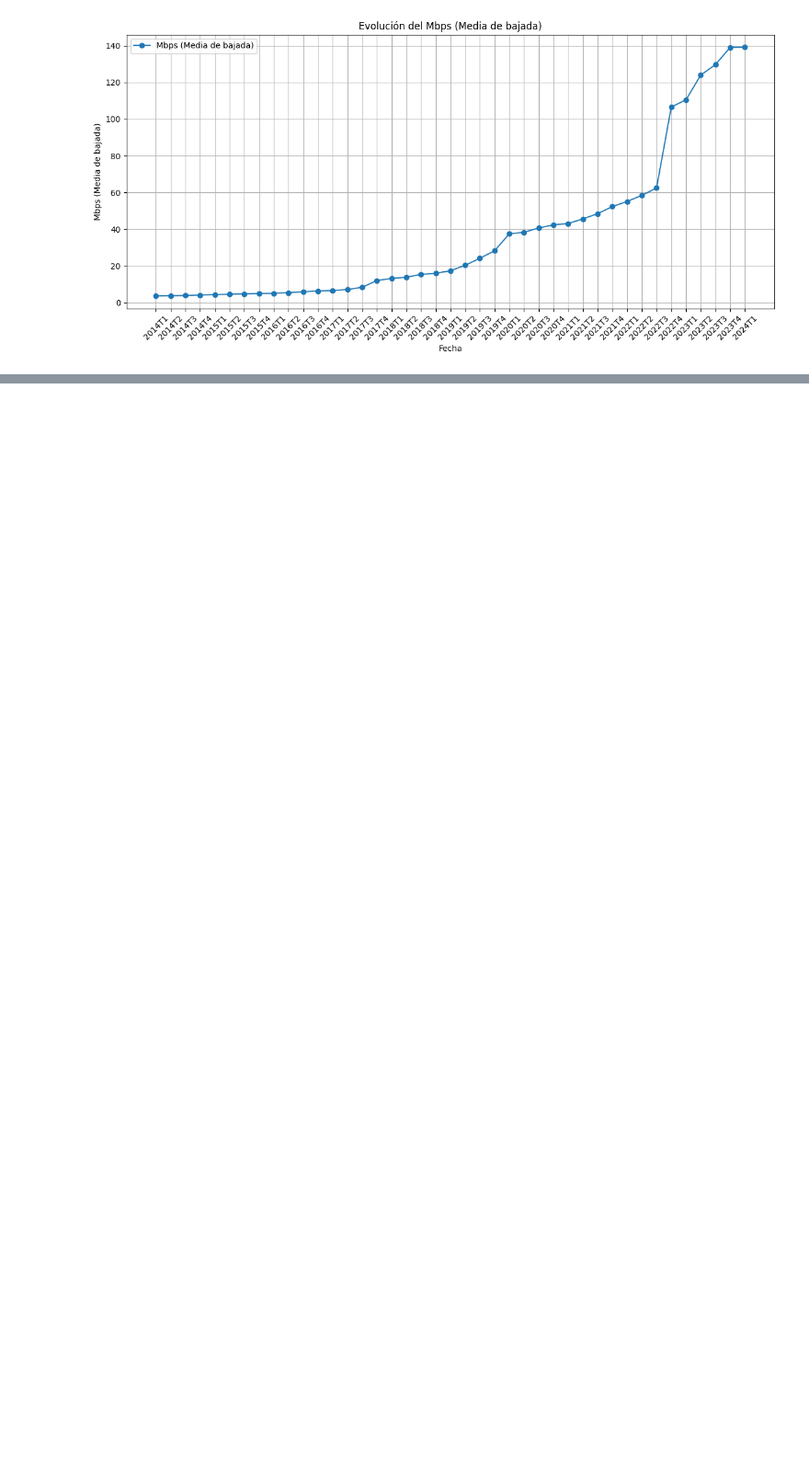
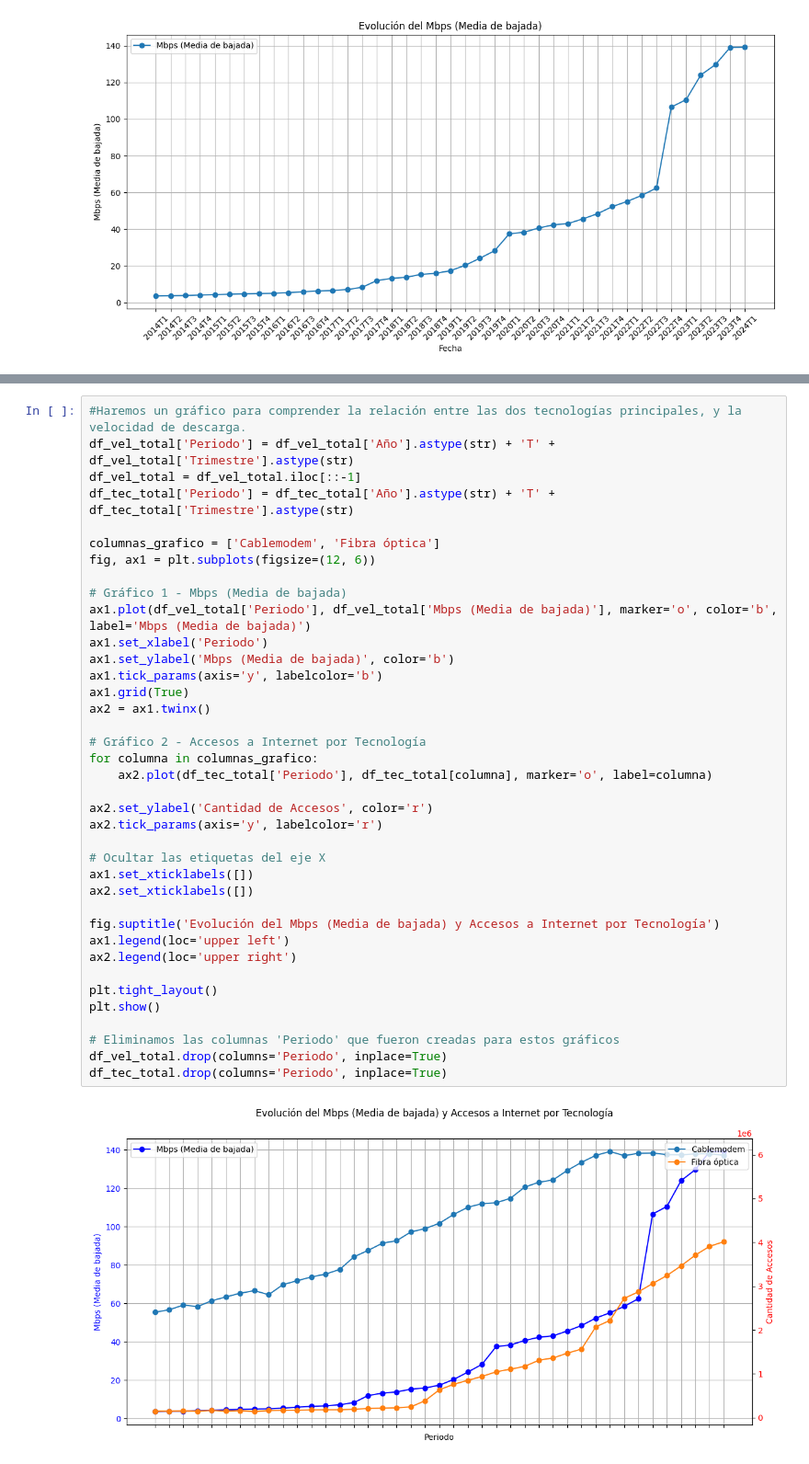
Before and after one commit to gastorellano/Proyecto_telecomunicaciones, a Jupyter notebook: Notebooks/EDA.ipynb, the cells around one changed output, grey strips where cells are left out. Shown at 92% size. Cells and saved outputs as stored; diff of their text form; blank space fills up the shorter version.

```diff
--- a/Notebooks/EDA.ipynb
+++ b/Notebooks/EDA.ipynb
@@ -119,0 +168,40 @@ Este tipo de programas también explican un crecimiento excepcional de la veloci
+# %%
+#Haremos un gráfico para comprender la relación entre las dos tecnologías principales, y la velocidad de descarga.
+df_vel_total['Periodo'] = df_vel_total['Año'].astype(str) + 'T' + df_vel_total['Trimestre'].astype(str)
+df_vel_total = df_vel_total.iloc[::-1]
+df_tec_total['Periodo'] = df_tec_total['Año'].astype(str) + 'T' + df_tec_total['Trimestre'].astype(str)
+
+columnas_grafico = ['Cablemodem', 'Fibra óptica']
+fig, ax1 = plt.subplots(figsize=(12, 6))
+
+# Gráfico 1 - Mbps (Media de bajada)
+ax1.plot(df_vel_total['Periodo'], df_vel_total['Mbps (Media de bajada)'], marker='o', color='b', label='Mbps (Media de bajada)')
+ax1.set_xlabel('Periodo')
+ax1.set_ylabel('Mbps (Media de bajada)', color='b')
+ax1.tick_params(axis='y', labelcolor='b')
+ax1.grid(True)
+ax2 = ax1.twinx()
+
+# Gráfico 2 - Accesos a Internet por Tecnología
+for columna in columnas_grafico:
+    ax2.plot(df_tec_total['Periodo'], df_tec_total[columna], marker='o', label=columna)
+
+ax2.set_ylabel('Cantidad de Accesos', color='r')
+ax2.tick_params(axis='y', labelcolor='r')
+
+# Ocultar las etiquetas del eje X
+ax1.set_xticklabels([])
+ax2.set_xticklabels([])
+
+fig.suptitle('Evolución del Mbps (Media de bajada) y Accesos a Internet por Tecnología')
+ax1.legend(loc='upper left')
+ax2.legend(loc='upper right')
+
+plt.tight_layout()
+plt.show()
+
+# Eliminamos las columnas 'Periodo' que fueron creadas para estos gráficos
+df_vel_total.drop(columns='Periodo', inplace=True)
+df_tec_total.drop(columns='Periodo', inplace=True)
+# %% [output]
+[figure, added]
```
Also changed, not shown: parts of 7 cells of this notebook, 2 other files.
